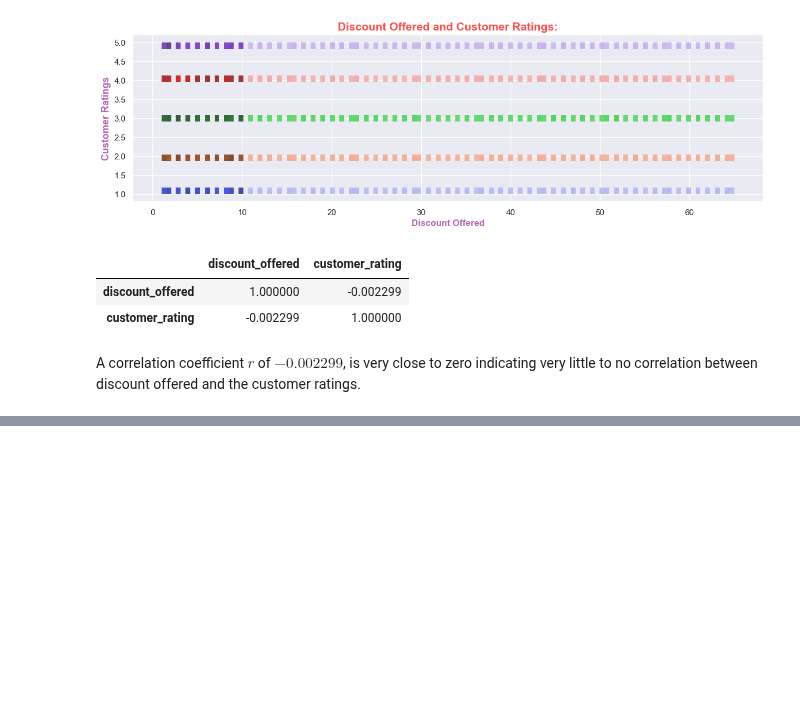
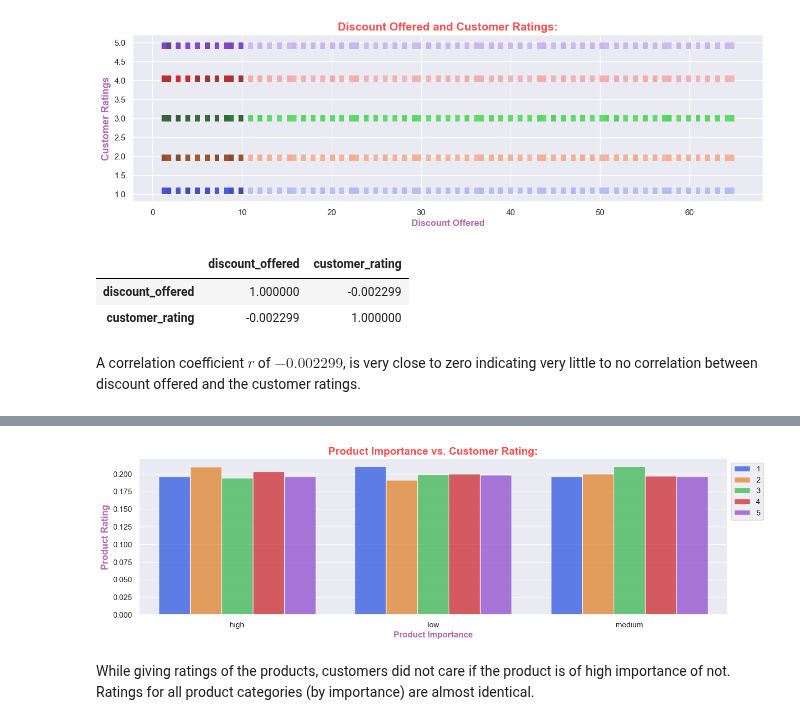
Before and after one commit to rajesh-coventry/Projects, a Jupyter notebook: 02_Data_Visuallization/05_E-Commerce_Shipping/02_Reasons_Behind_Low_Customers_Rating(LCR).ipynb, the cells around one changed output, grey strips where cells are left out. Saved outputs shown, nothing was run; the diff lists cells and outputs as text; code cells hidden in the pictures; blank space fills up the shorter version.

```diff
--- a/02_Data_Visuallization/05_E-Commerce_Shipping/02_Reasons_Behind_Low_Customers_Rating(LCR).ipynb
+++ b/02_Data_Visuallization/05_E-Commerce_Shipping/02_Reasons_Behind_Low_Customers_Rating(LCR).ipynb
@@ -294,0 +336,3 @@ A correlation coefficient $r$ of $-0.002299$, is very close to zero indicating v
+# %%
+robust_rating= data.groupby(by= "product_importance")["customer_rating"].value_counts(normalize= True).reset_index(name= "mean_rating")
+robust_rating.sample(5)
@@ -294,0 +346,13 @@ A correlation coefficient $r$ of $-0.002299$, is very close to zero indicating v
+# %%
+plt.figure(figsize= (15, 4))
+sns.barplot(data= robust_rating, y= "mean_rating",  x= "product_importance", palette="bright", hue= "customer_rating", legend= True, alpha= 0.7)
+plt.title("Product Importance vs. Customer Rating:", fontsize= 15, fontweight= "bold", color= "red", loc= "center", alpha= 0.7)
+plt.xlabel("Product Importance", fontsize= 12, fontweight= "bold", color= "purple", alpha= 0.6)
+plt.ylabel("Product Rating", fontsize= 13, fontweight= "bold", color= "purple", alpha= 0.6)
+# plot legend outside the main plot:
+plt.legend(loc='upper left', bbox_to_anchor=(1, 1))
+plt.show()
+# %% [output]
+[figure, added]
+# %% [markdown]
+While giving ratings of the products, customers did not care if the product is of high importance of not. Ratings for all product categories (by importance) are almost identical.
```
Also changed, not shown: parts of 9 cells of this notebook.
